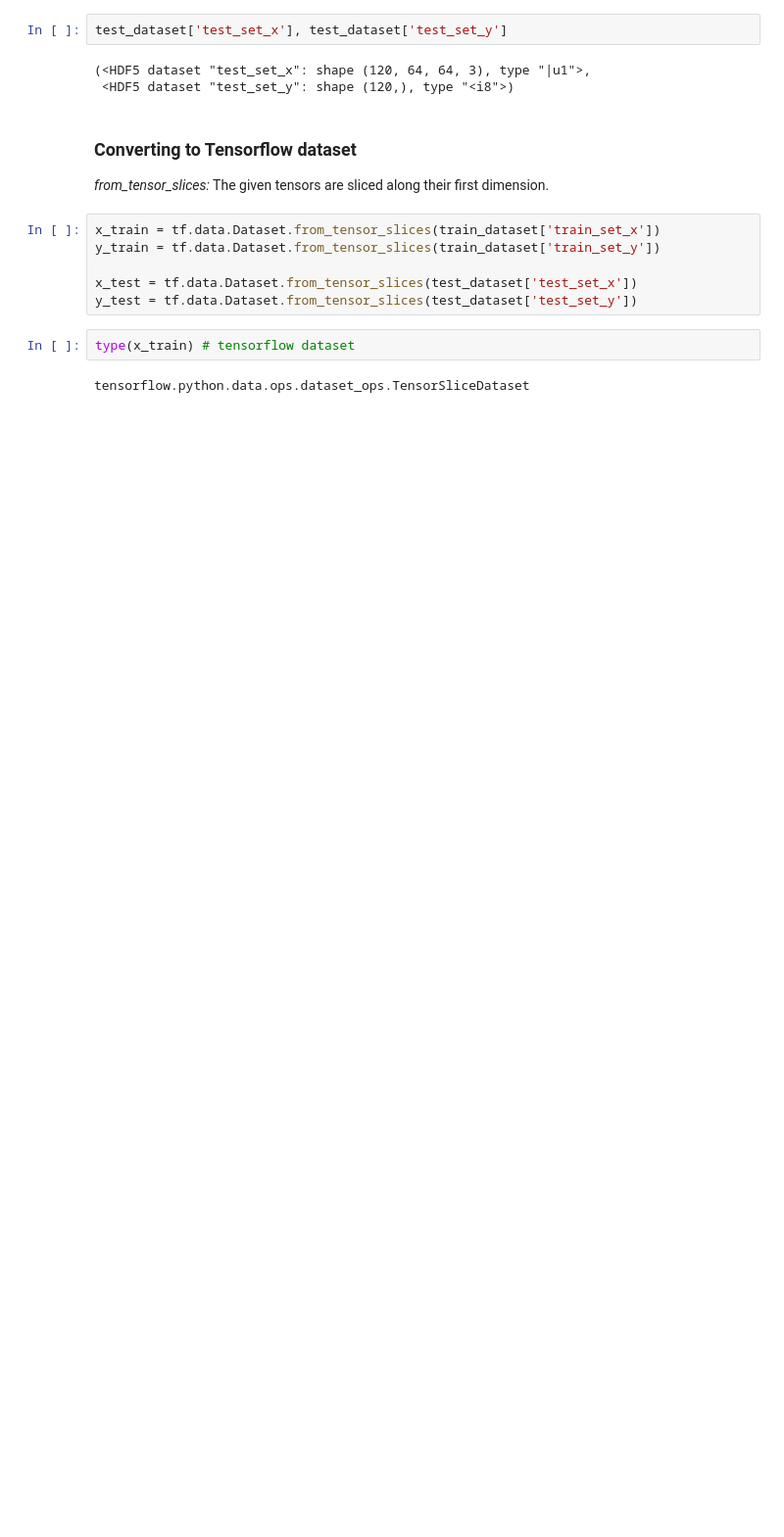
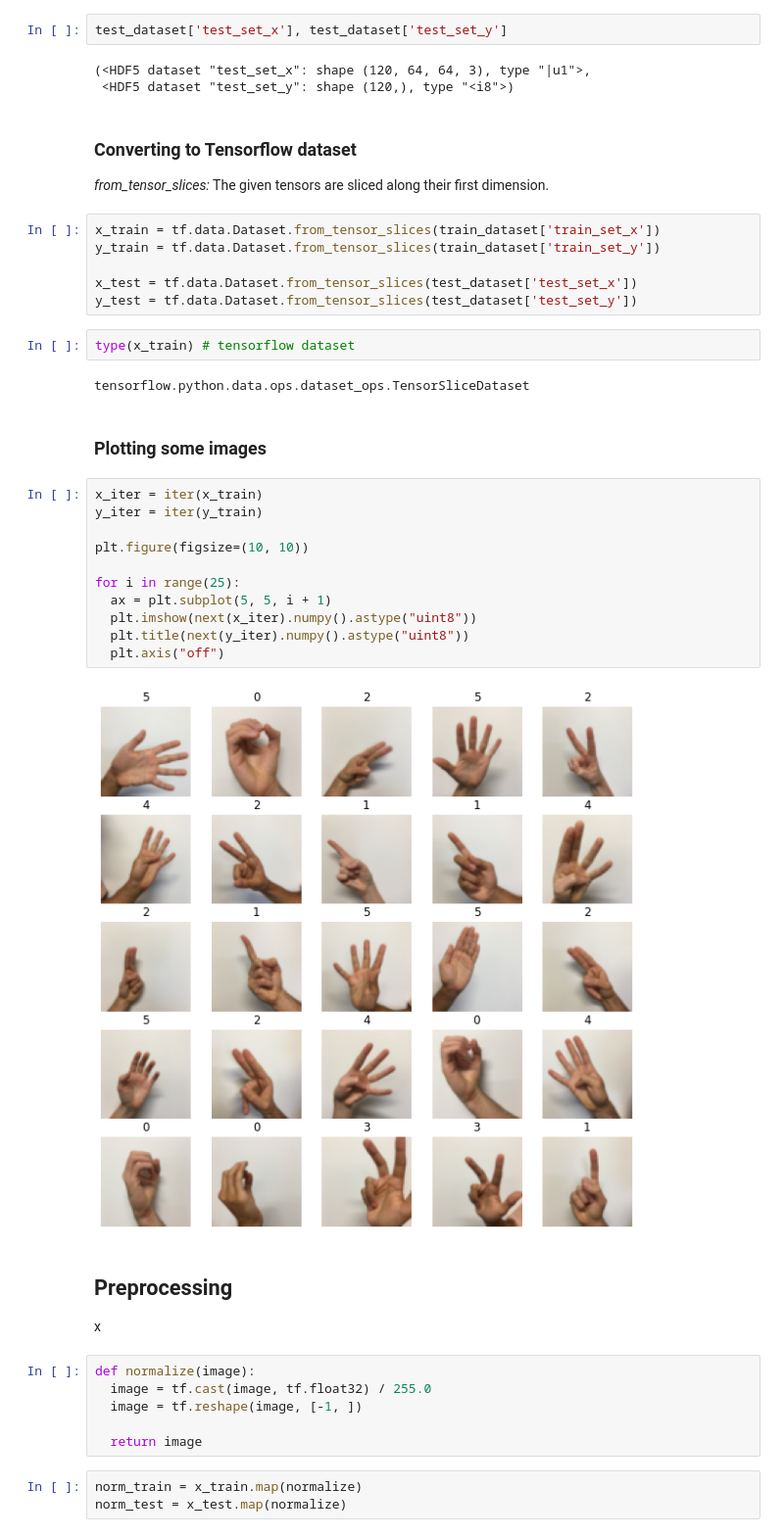
Before and after one commit to neuralsrg/MachineLearning, a Jupyter notebook: Tensorflow/tf_manual_nn.ipynb, the cells around one changed output. Shown at 98% size. Cells and saved outputs as stored; diff of their text form; blank space fills up the shorter version.

```diff
--- a/Tensorflow/tf_manual_nn.ipynb
+++ b/Tensorflow/tf_manual_nn.ipynb
@@ -49,3 +49,31 @@ y_test = tf.data.Dataset.from_tensor_slices(test_dataset['test_set_y'])
 type(x_train) # tensorflow dataset
 # %% [output]
 tensorflow.python.data.ops.dataset_ops.TensorSliceDataset
+# %% [markdown]
+### Plotting some images
+# %%
+x_iter = iter(x_train)
+y_iter = iter(y_train)
+
+plt.figure(figsize=(10, 10))
+
+for i in range(25):
+  ax = plt.subplot(5, 5, i + 1)
+  plt.imshow(next(x_iter).numpy().astype("uint8"))
+  plt.title(next(y_iter).numpy().astype("uint8"))
+  plt.axis("off")
+# %% [output]
+[figure, added]
+# %% [markdown]
+## Preprocessing
+
+x
+# %%
+def normalize(image):
+  image = tf.cast(image, tf.float32) / 255.0
+  image = tf.reshape(image, [-1, ])
+
+  return image
+# %%
+norm_train = x_train.map(normalize)
+norm_test = x_test.map(normalize)
```
Also changed, not shown: parts of 16 cells of this notebook.
